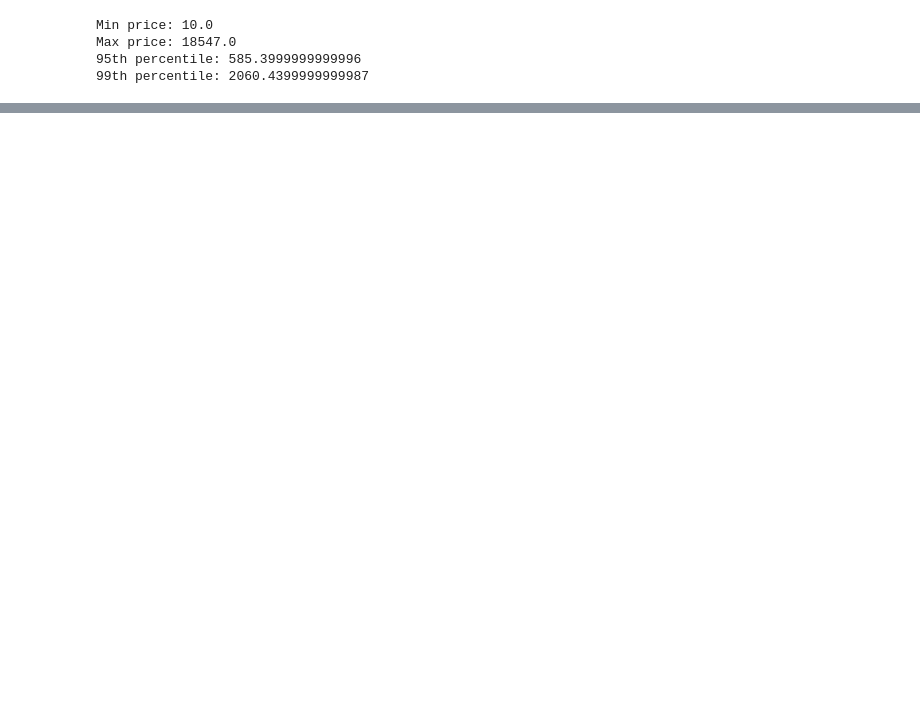
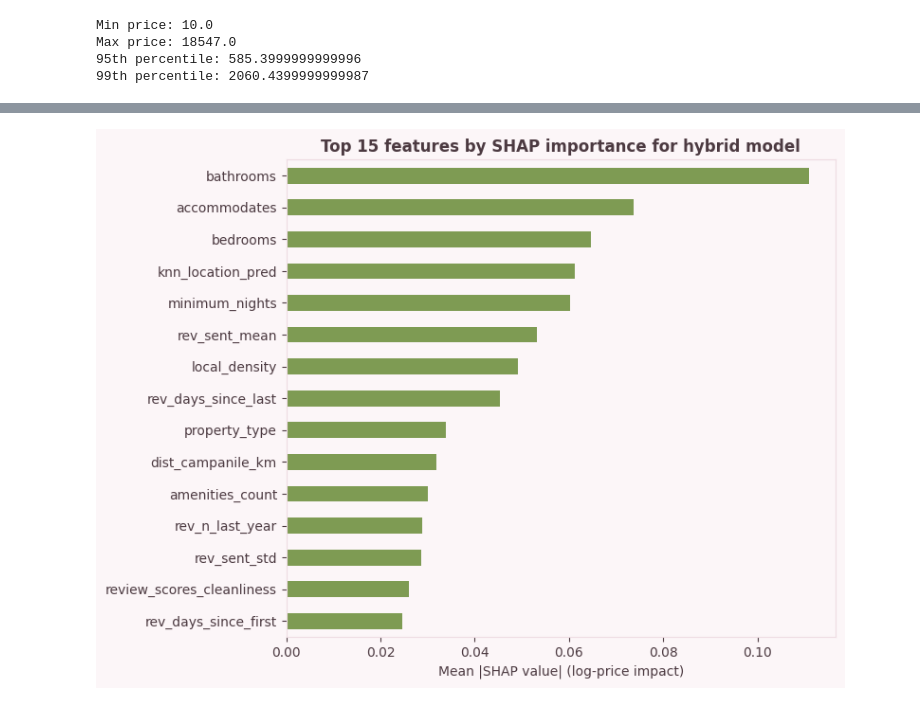
Before and after one commit to emilyglomb/AirBnB-price-predictor, a Jupyter notebook: model.ipynb, the cells around one changed output, grey strips where cells are left out. Drawn from its saved outputs; the diff is of its cells as text; code cells hidden in the pictures; blank space fills up the shorter version.

```diff
--- a/model.ipynb
+++ b/model.ipynb
@@ -2054,0 +897,11 @@ Index(['id', 'neighbourhood_cleansed', 'latitude', 'longitude',
+# %%
+sample = X_test_hybrid.sample(n=min(300, len(X_test_hybrid)), random_state=42)
+dmat = xgb.DMatrix(sample, enable_categorical=True)
+
+contribs = hybrid_model.get_booster().predict(dmat, pred_contribs=True)
+# last column is the base value (expected output); drop it for feature-level importance
+feature_contribs = contribs[:, :-1]
+
+mean_abs_shap = np.abs(feature_contribs).mean(axis=0)
+shap_importance = pd.Series(mean_abs_shap, index=sample.columns).sort_values(ascending=False)
+shap_importance.head(15)
@@ -2054,0 +925,9 @@ Index(['id', 'neighbourhood_cleansed', 'latitude', 'longitude',
+# %%
+plt.figure(figsize=(8, 6))
+shap_importance.head(15).sort_values().plot(kind="barh", color=COLOR_SECONDARY)
+plt.xlabel("Mean |SHAP value| (log-price impact)")
+plt.title("Top 15 features by SHAP importance for hybrid model")
+plt.tight_layout()
+plt.show()
+# %% [output]
+[figure, added]
```
Also changed, not shown: parts of 195 cells of this notebook.
